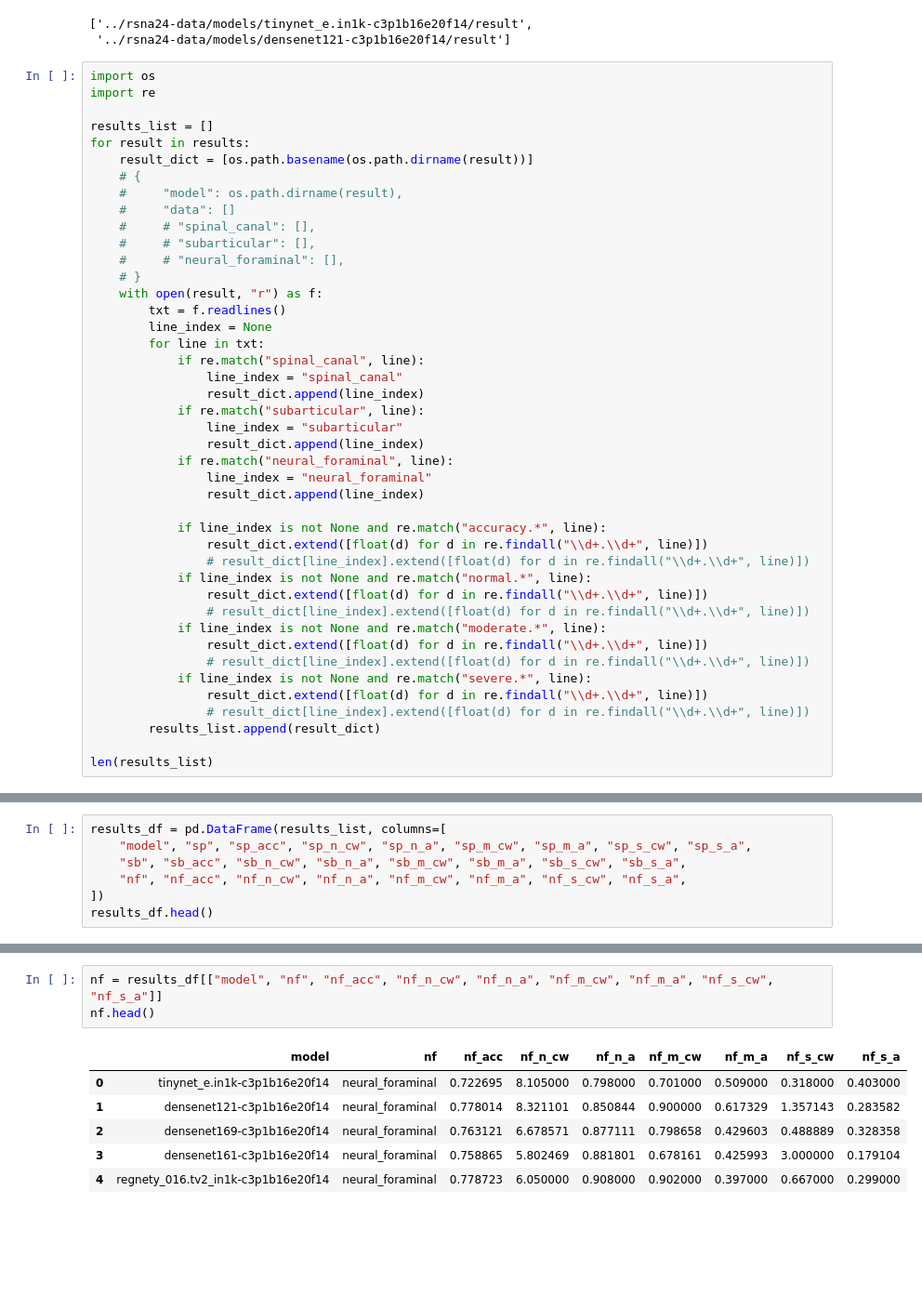
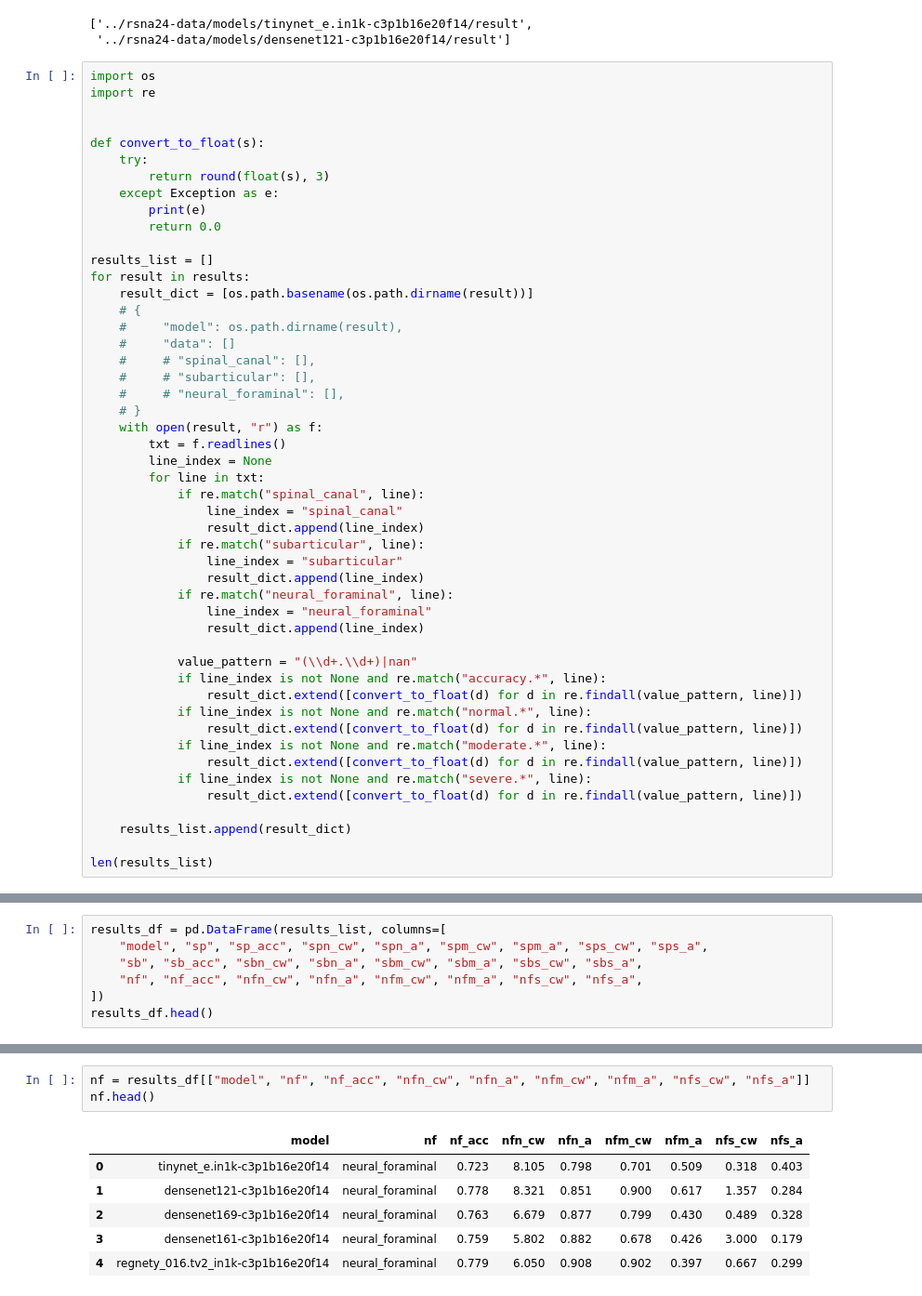
Before and after one commit to sadidul012/rsna24-lsdc, a Jupyter notebook: notebooks/result_analysis.ipynb, the cells around one changed output, grey strips where cells are left out. Shown at 93% size. Saved outputs shown, nothing was run; the diff lists cells and outputs as text; blank space fills up the shorter version.

```diff
--- a/notebooks/result_analysis.ipynb
+++ b/notebooks/result_analysis.ipynb
@@ -10,6 +10,14 @@ results[:2]
 # %%
 import os
 import re
+
+
+def convert_to_float(s):
+    try:
+        return round(float(s), 3)
+    except Exception as e:
+        print(e)
+        return 0.0
 
 results_list = []
 for result in results:
@@ -35,19 +43,17 @@ for result in results:
                 line_index = "neural_foraminal"
                 result_dict.append(line_index)
 
+            value_pattern = "(\\d+.\\d+)|nan"
             if line_index is not None and re.match("accuracy.*", line):
-                result_dict.extend([float(d) for d in re.findall("\\d+.\\d+", line)])
-                # result_dict[line_index].extend([float(d) for d in re.findall("\\d+.\\d+", line)])
+                result_dict.extend([convert_to_float(d) for d in re.findall(value_pattern, line)])
             if line_index is not None and re.match("normal.*", line):
-                result_dict.extend([float(d) for d in re.findall("\\d+.\\d+", line)])
-                # result_dict[line_index].extend([float(d) for d in re.findall("\\d+.\\d+", line)])
+                result_dict.extend([convert_to_float(d) for d in re.findall(value_pattern, line)])
             if line_index is not None and re.match("moderate.*", line):
-                result_dict.extend([float(d) for d in re.findall("\\d+.\\d+", line)])
-                # result_dict[line_index].extend([float(d) for d in re.findall("\\d+.\\d+", line)])
+                result_dict.extend([convert_to_float(d) for d in re.findall(value_pattern, line)])
             if line_index is not None and re.match("severe.*", line):
-                result_dict.extend([float(d) for d in re.findall("\\d+.\\d+", line)])
-                # result_dict[line_index].extend([float(d) for d in re.findall("\\d+.\\d+", line)])
-        results_list.append(result_dict)
+                result_dict.extend([convert_to_float(d) for d in re.findall(value_pattern, line)])
+
+    results_list.append(result_dict)
 
 len(results_list)
 # %% [output]
@@ -55,8 +66,8 @@ len(results_list)
 # %%
 results_df = pd.DataFrame(results_list, columns=[
-    "model", "sp", "sp_acc", "sp_n_cw", "sp_n_a", "sp_m_cw", "sp_m_a", "sp_s_cw", "sp_s_a",
-    "sb", "sb_acc", "sb_n_cw", "sb_n_a", "sb_m_cw", "sb_m_a", "sb_s_cw", "sb_s_a",
-    "nf", "nf_acc", "nf_n_cw", "nf_n_a", "nf_m_cw", "nf_m_a", "nf_s_cw", "nf_s_a",
+    "model", "sp", "sp_acc", "spn_cw", "spn_a", "spm_cw", "spm_a", "sps_cw", "sps_a",
+    "sb", "sb_acc", "sbn_cw", "sbn_a", "sbm_cw", "sbm_a", "sbs_cw", "sbs_a",
+    "nf", "nf_acc", "nfn_cw", "nfn_a", "nfm_cw", "nfm_a", "nfs_cw", "nfs_a",
 ])
 results_df.head()
 # %% [output]
@@ -90,10 +163,10 @@ sb.head()
 # %%
-nf = results_df[["model", "nf", "nf_acc", "nf_n_cw", "nf_n_a", "nf_m_cw", "nf_m_a", "nf_s_cw", "nf_s_a"]]
+nf = results_df[["model", "nf", "nf_acc", "nfn_cw", "nfn_a", "nfm_cw", "nfm_a", "nfs_cw", "nfs_a"]]
 nf.head()
 # %% [output]
-|  | model | nf | nf_acc | nf_n_cw | nf_n_a | nf_m_cw | nf_m_a | nf_s_cw | nf_s_a |
-| 0 | tinynet_e.in1k-c3p1b16e20f14 | neural_foraminal | 0.722695 | 8.105000 | 0.798000 | 0.701000 | 0.509000 | 0.318000 | 0.403000 |
-| 1 | densenet121-c3p1b16e20f14 | neural_foraminal | 0.778014 | 8.321101 | 0.850844 | 0.900000 | 0.617329 | 1.357143 | 0.283582 |
-| 2 | densenet169-c3p1b16e20f14 | neural_foraminal | 0.763121 | 6.678571 | 0.877111 | 0.798658 | 0.429603 | 0.488889 | 0.328358 |
-| 3 | densenet161-c3p1b16e20f14 | neural_foraminal | 0.758865 | 5.802469 | 0.881801 | 0.678161 | 0.425993 | 3.000000 | 0.179104 |
-| 4 | regnety_016.tv2_in1k-c3p1b16e20f14 | neural_foraminal | 0.778723 | 6.050000 | 0.908000 | 0.902000 | 0.397000 | 0.667000 | 0.299000 |
+|  | model | nf | nf_acc | nfn_cw | nfn_a | nfm_cw | nfm_a | nfs_cw | nfs_a |
+| 0 | tinynet_e.in1k-c3p1b16e20f14 | neural_foraminal | 0.723 | 8.105 | 0.798 | 0.701 | 0.509 | 0.318 | 0.403 |
+| 1 | densenet121-c3p1b16e20f14 | neural_foraminal | 0.778 | 8.321 | 0.851 | 0.900 | 0.617 | 1.357 | 0.284 |
+| 2 | densenet169-c3p1b16e20f14 | neural_foraminal | 0.763 | 6.679 | 0.877 | 0.799 | 0.430 | 0.489 | 0.328 |
+| 3 | densenet161-c3p1b16e20f14 | neural_foraminal | 0.759 | 5.802 | 0.882 | 0.678 | 0.426 | 3.000 | 0.179 |
+| 4 | regnety_016.tv2_in1k-c3p1b16e20f14 | neural_foraminal | 0.779 | 6.050 | 0.908 | 0.902 | 0.397 | 0.667 | 0.299 |
```
Also changed, not shown: parts of 20 cells of this notebook, 3 other files.
